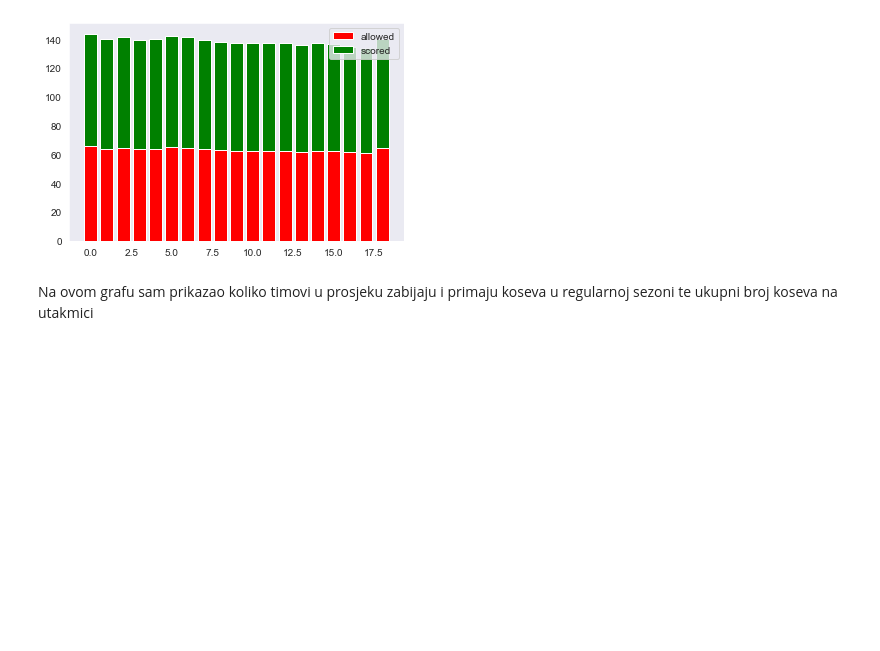
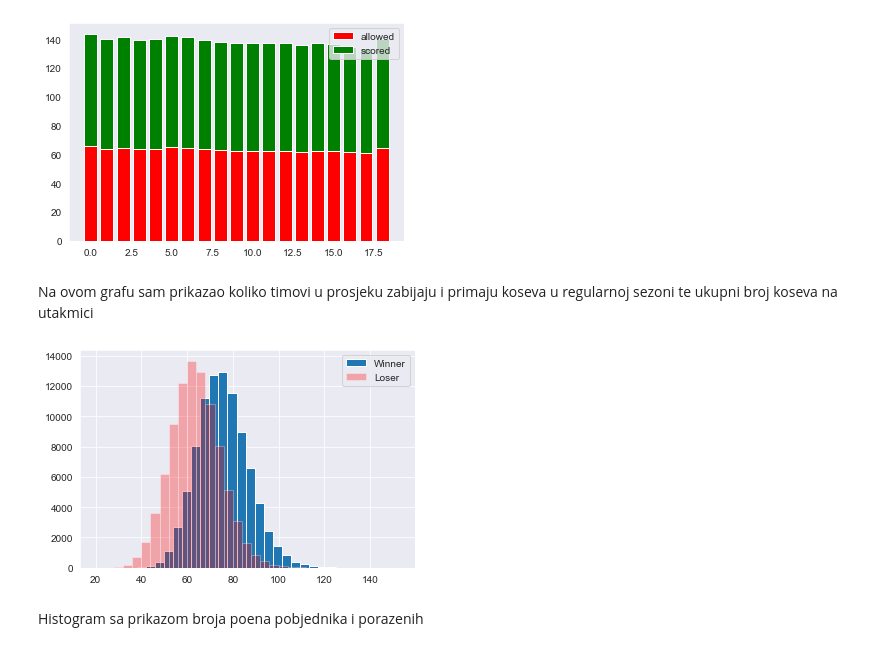
Before and after one commit to ZvonimirRavlic/UUZOP-Projekt, a Jupyter notebook: projekt.ipynb, the cells around one changed output. Saved outputs shown, nothing was run; the diff lists cells and outputs as text; code cells hidden in the pictures; blank space fills up the shorter version.

```diff
--- a/projekt.ipynb
+++ b/projekt.ipynb
@@ -583,3 +583,12 @@ plt.show()
 [figure]
 # %% [markdown]
 Na ovom grafu sam prikazao koliko timovi u prosjeku zabijaju i primaju koseva u regularnoj sezoni te ukupni broj koseva na utakmici
+# %%
+plt.hist(X.wscore, bins=30, label="Winner")
+plt.hist(X.lscore, color='red', bins=30, alpha=0.3, label="Loser")
+plt.legend(loc='best')
+plt.show()
+# %% [output]
+[figure, added]
+# %% [markdown]
+Histogram sa prikazom broja poena pobjednika i porazenih
```
